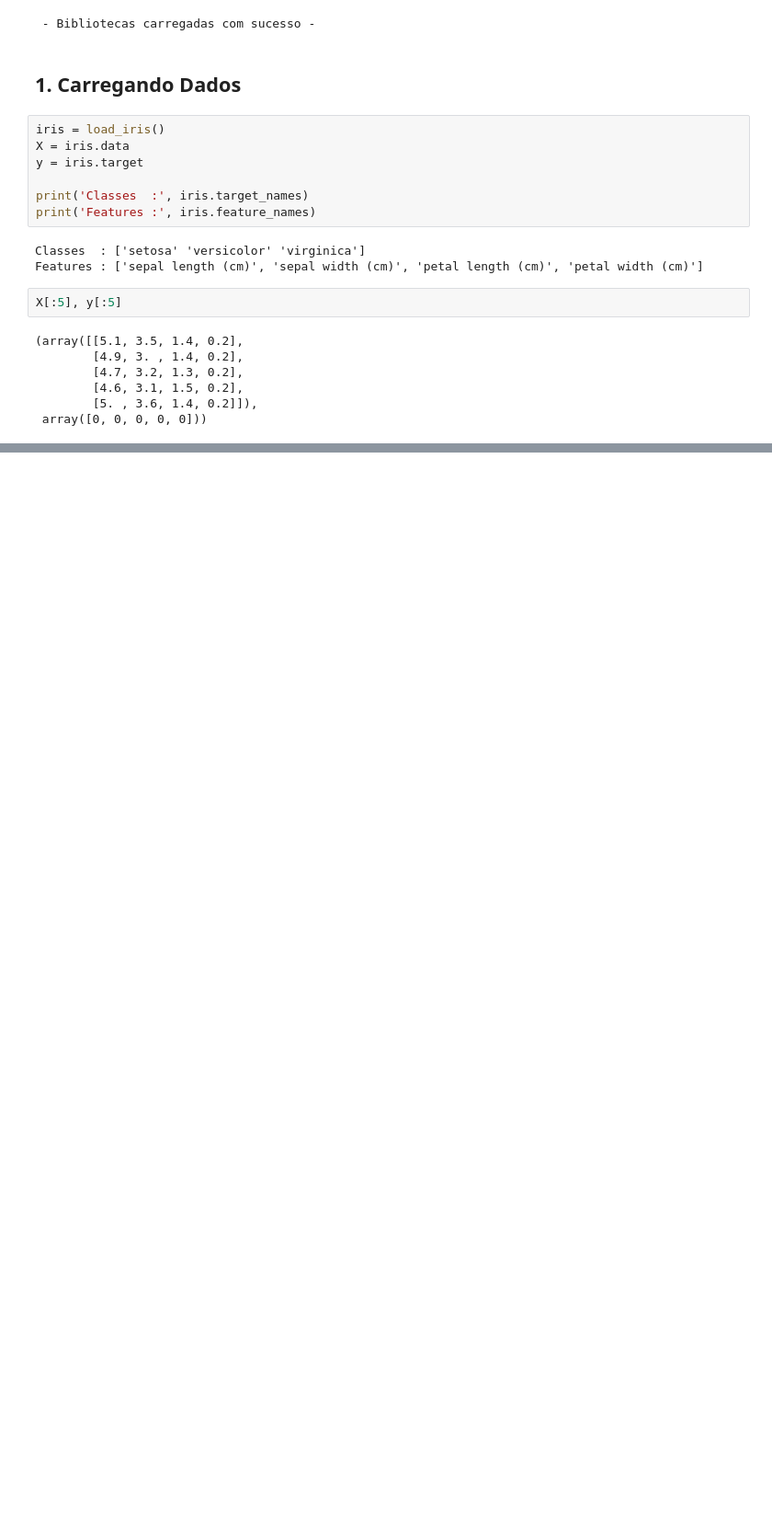
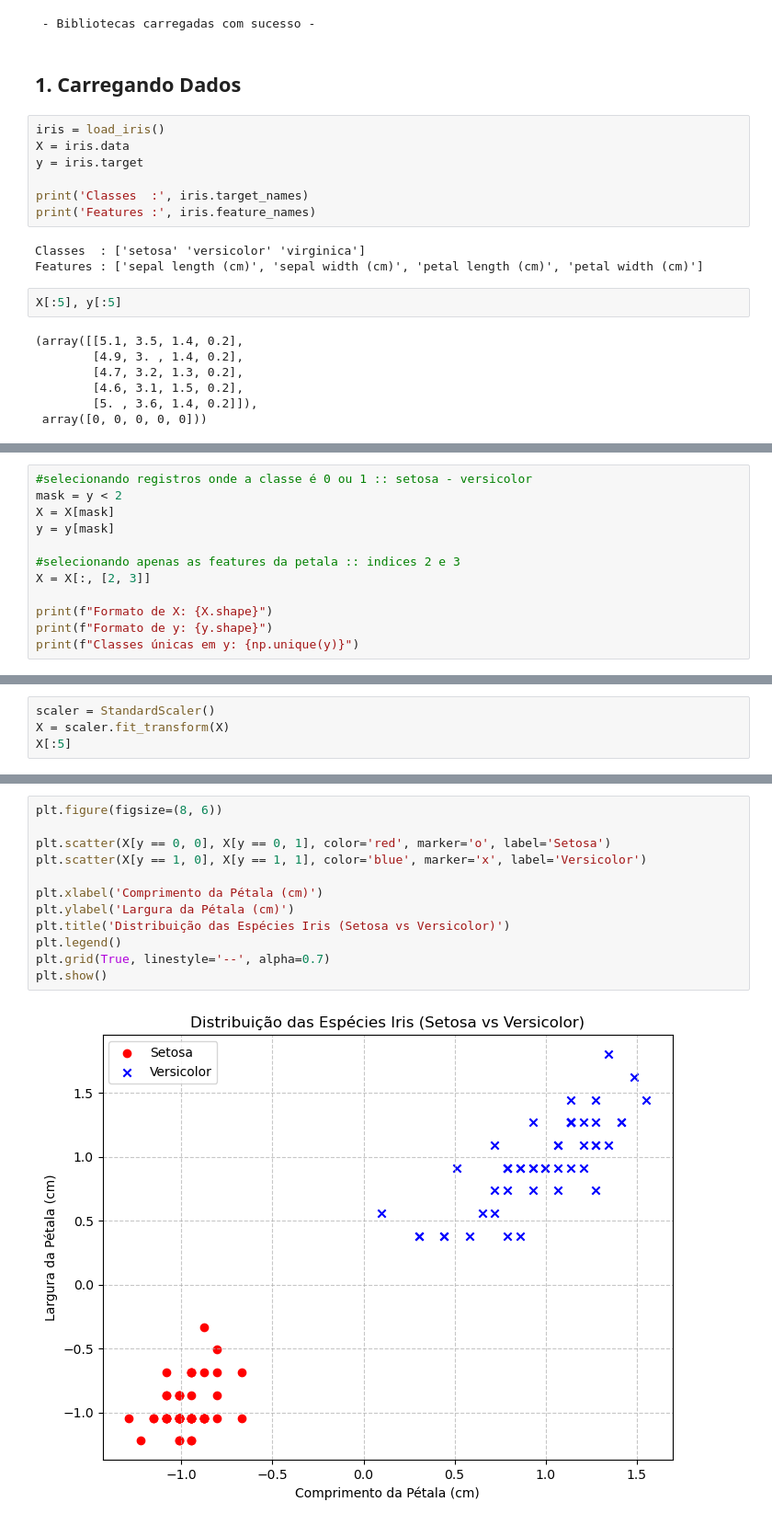
Before and after one commit to esscova/data-trivium, a Jupyter notebook: Machine Learning/Perceptron - construindo o classificador linear/perceptron_iris.ipynb, the cells around one changed output, grey strips where cells are left out. Shown at 92% size. Cells and saved outputs as stored; diff of their text form; blank space fills up the shorter version.

```diff
--- a/Machine Learning/Perceptron - construindo o classificador linear/perceptron_iris.ipynb
+++ b/Machine Learning/Perceptron - construindo o classificador linear/perceptron_iris.ipynb
@@ -42,0 +70,12 @@ O Perceptron original só funciona para 2 classes. Vamos selecionar apenas as cl
+# %%
+#selecionando registros onde a classe é 0 ou 1 :: setosa - versicolor
+mask = y < 2
+X = X[mask]
+y = y[mask]
+
+#selecionando apenas as features da petala :: indices 2 e 3
+X = X[:, [2, 3]]
+
+print(f"Formato de X: {X.shape}")
+print(f"Formato de y: {y.shape}")
+print(f"Classes únicas em y: {np.unique(y)}")
@@ -42,0 +88,4 @@ O Perceptron original só funciona para 2 classes. Vamos selecionar apenas as cl
+# %%
+scaler = StandardScaler()
+X = scaler.fit_transform(X)
+X[:5]
@@ -42,0 +113,14 @@ O Perceptron original só funciona para 2 classes. Vamos selecionar apenas as cl
+# %%
+plt.figure(figsize=(8, 6))
+
+plt.scatter(X[y == 0, 0], X[y == 0, 1], color='red', marker='o', label='Setosa')
+plt.scatter(X[y == 1, 0], X[y == 1, 1], color='blue', marker='x', label='Versicolor')
+
+plt.xlabel('Comprimento da Pétala (cm)')
+plt.ylabel('Largura da Pétala (cm)')
+plt.title('Distribuição das Espécies Iris (Setosa vs Versicolor)')
+plt.legend()
+plt.grid(True, linestyle='--', alpha=0.7)
+plt.show()
+# %% [output]
+[figure, added]
```
Also changed, not shown: parts of 21 cells of this notebook.
